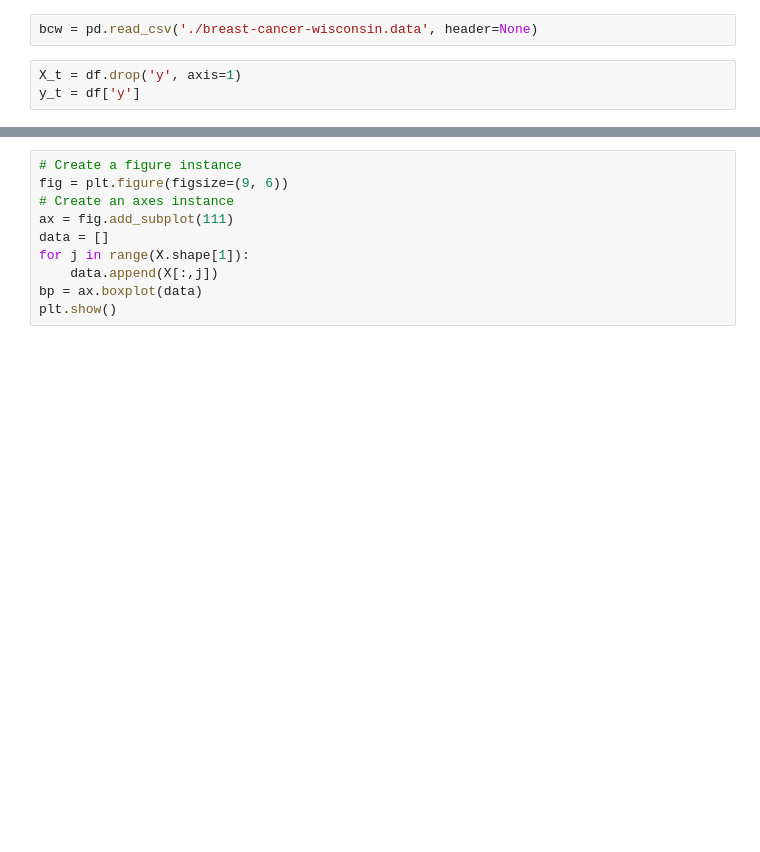
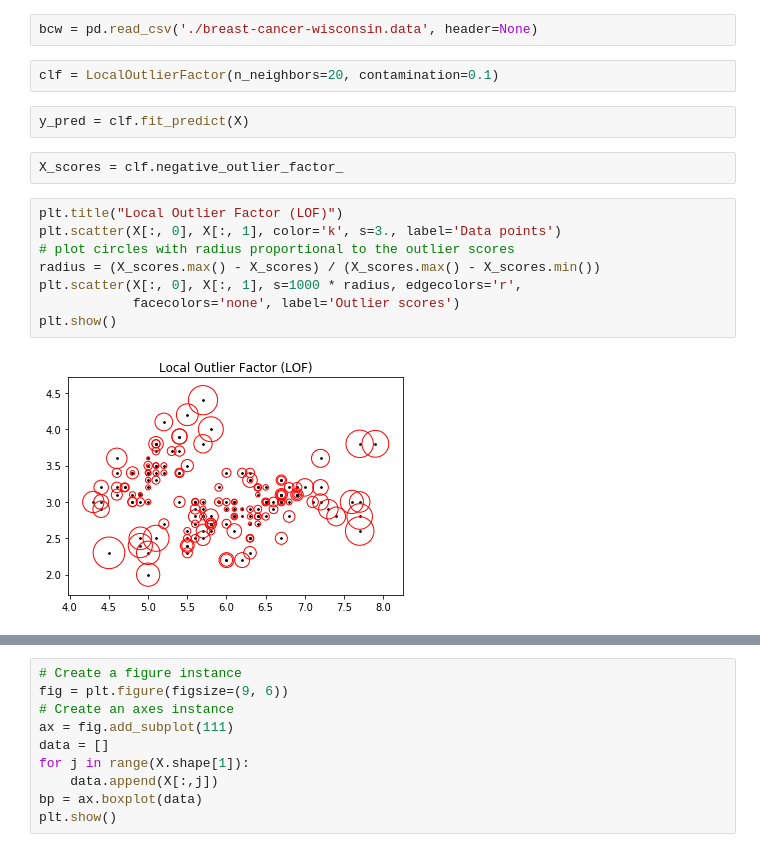
Before and after one commit to iagooteroc/int_computacional, a Jupyter notebook: p1.ipynb, the cells around one changed output, grey strips where cells are left out. Drawn from its saved outputs; the diff is of its cells as text; blank space fills up the shorter version.

```diff
--- a/p1.ipynb
+++ b/p1.ipynb
@@ -19,6 +24,19 @@ y = iris.clase.values
 X = iris.drop('clase',axis=1).values
 # %%
 bcw = pd.read_csv('./breast-cancer-wisconsin.data', header=None)
-# %%
-X_t = df.drop('y', axis=1)
-y_t = df['y']
+# %%
+clf = LocalOutlierFactor(n_neighbors=20, contamination=0.1)
+# %%
+y_pred = clf.fit_predict(X)
+# %%
+X_scores = clf.negative_outlier_factor_
+# %%
+plt.title("Local Outlier Factor (LOF)")
+plt.scatter(X[:, 0], X[:, 1], color='k', s=3., label='Data points')
+# plot circles with radius proportional to the outlier scores
+radius = (X_scores.max() - X_scores) / (X_scores.max() - X_scores.min())
+plt.scatter(X[:, 0], X[:, 1], s=1000 * radius, edgecolors='r',
+            facecolors='none', label='Outlier scores')
+plt.show()
+# %% [output]
+[figure, added]
```
Also changed, not shown: parts of 17 cells of this notebook.
